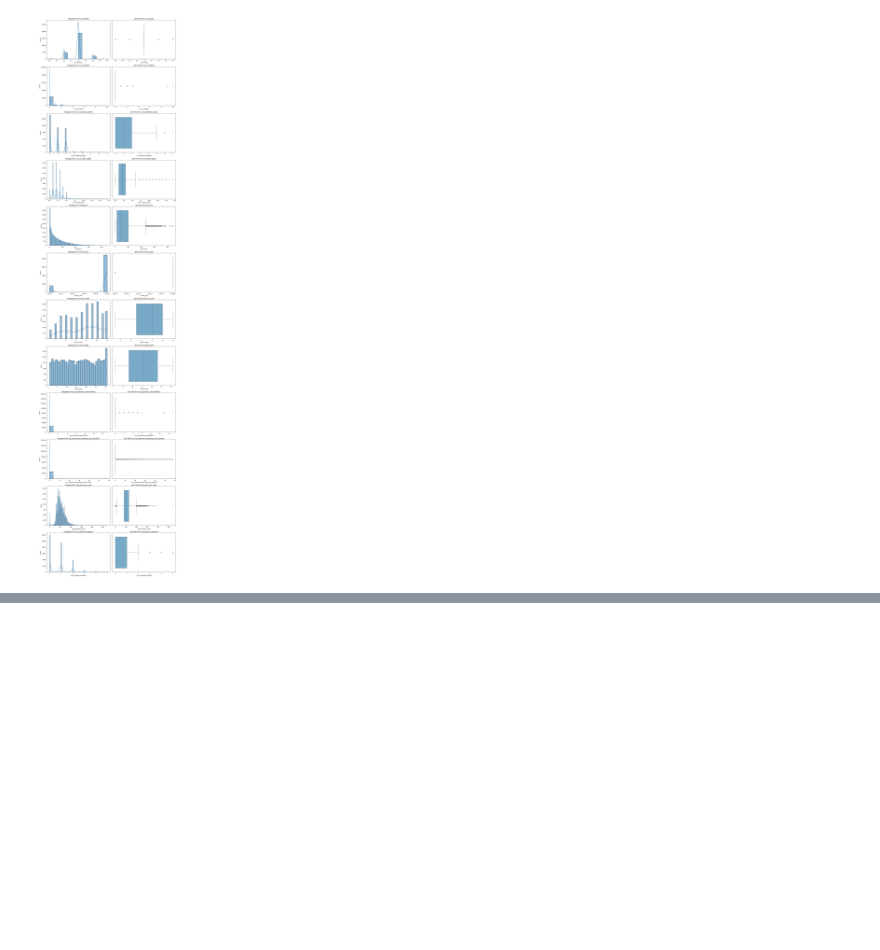
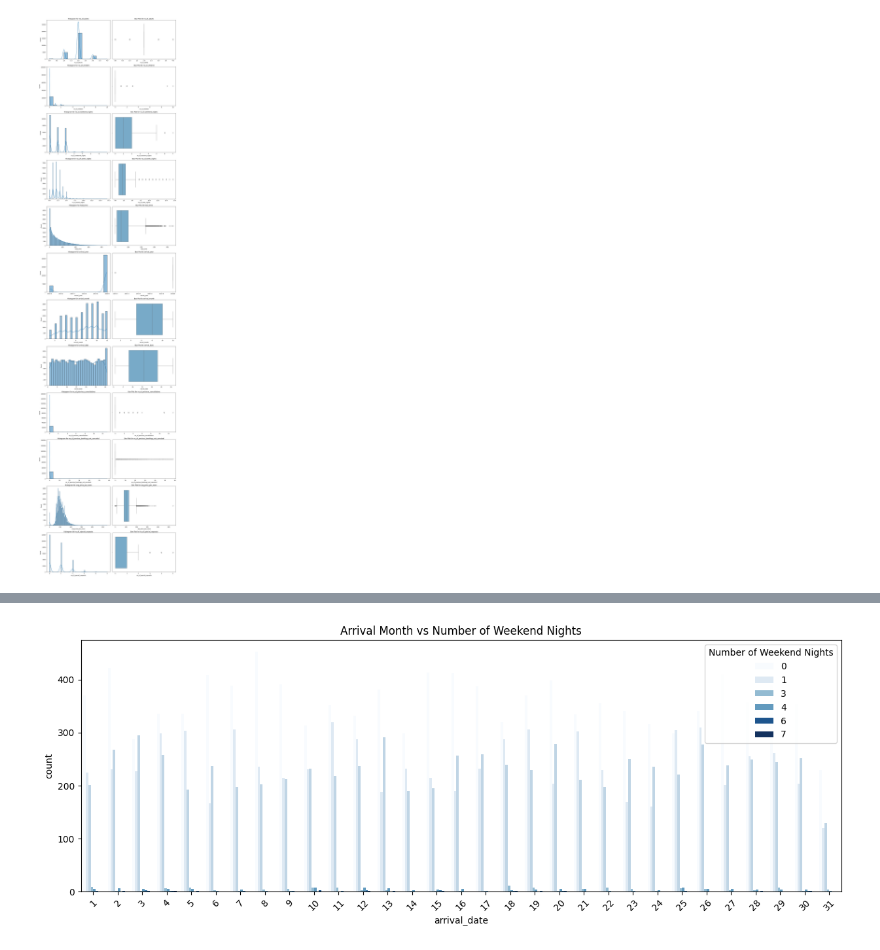
Before and after one commit to thobs-10/MLOps-hotel-reservation-prediction-system, a Jupyter notebook: notebooks/eda.ipynb, the cells around one changed output, grey strips where cells are left out. Saved outputs shown, nothing was run; the diff lists cells and outputs as text; code cells hidden in the pictures; blank space fills up the shorter version.

Commit message:
update: exploring code for preprocessing data

```diff
--- a/notebooks/eda.ipynb
+++ b/notebooks/eda.ipynb
@@ -171,0 +191,10 @@ categorical_distribution_plot(df, cat_cols)
+# %%
+# compare arrival month and thee number of weekend nights
+plt.figure(figsize=(15, 5))
+sns.countplot(data=df, x="arrival_date", hue="no_of_weekend_nights", palette="Blues")
+plt.title("Arrival Month vs Number of Weekend Nights")
+plt.xticks(rotation=45)
+plt.legend(title="Number of Weekend Nights")
+plt.show()
+# %% [output]
+[figure, added]
```
Also changed, not shown: parts of 21 cells of this notebook.
